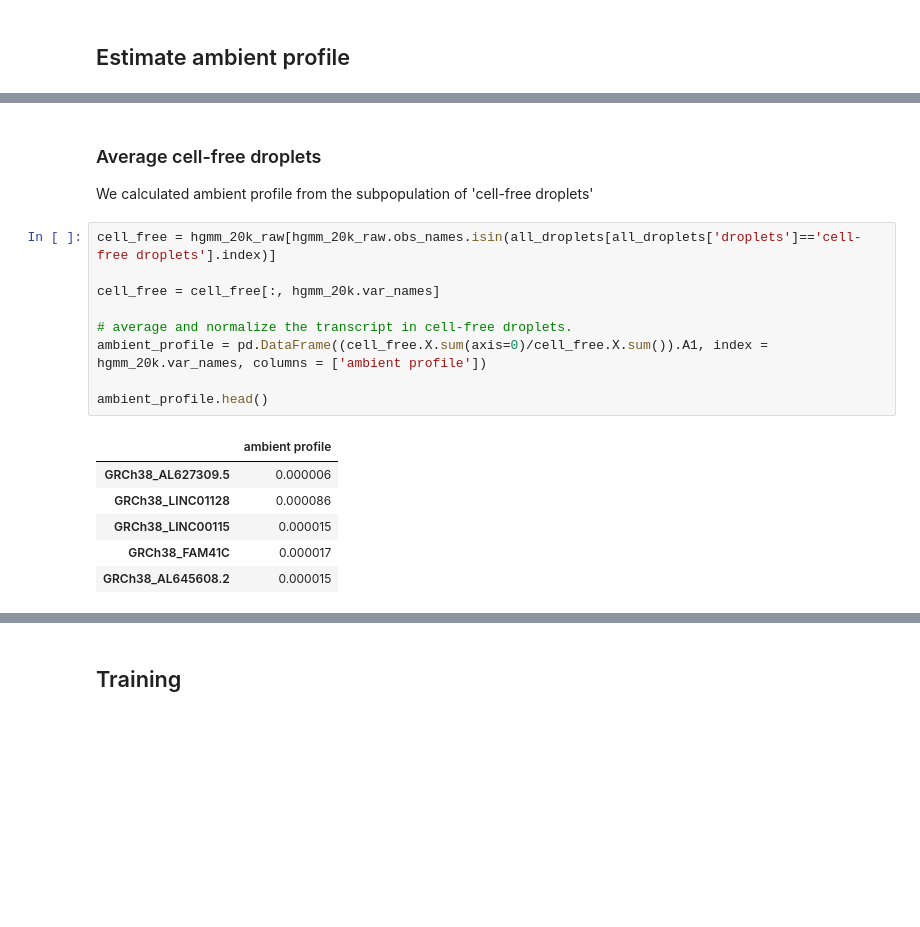
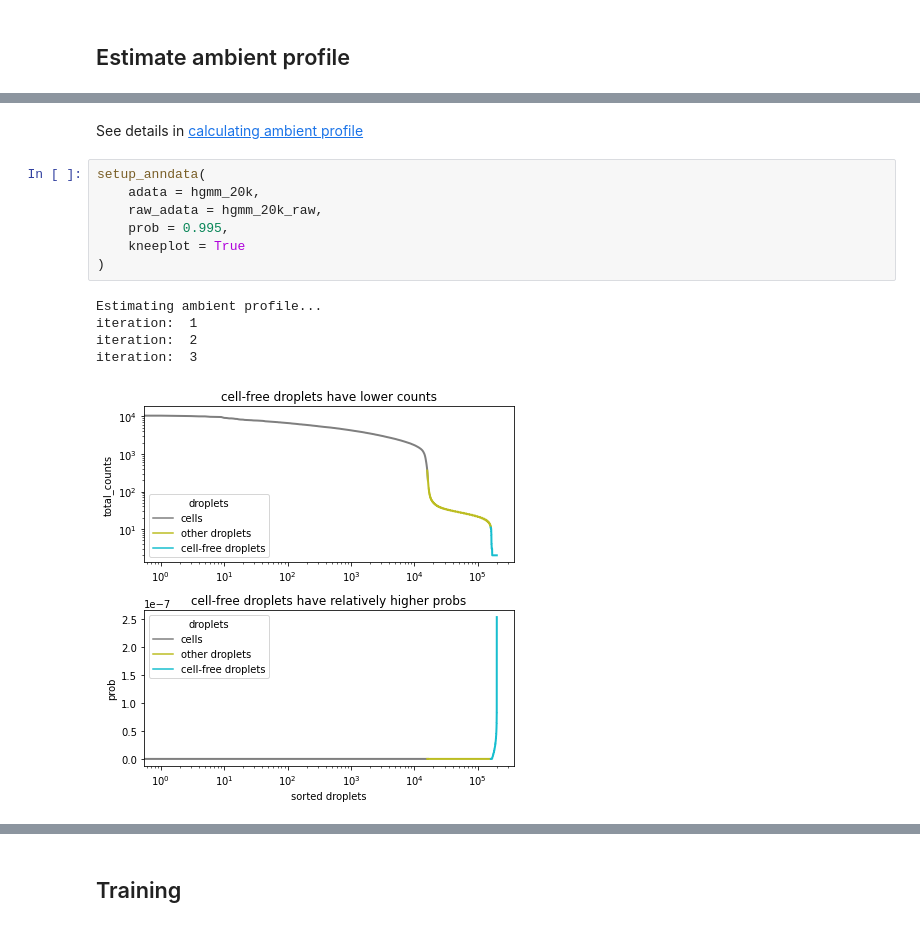
Before and after one commit to Novartis/scar, a Jupyter notebook: docs/tutorials/scAR_tutorial_mRNA_denoising.ipynb, the cells around one changed output, grey strips where cells are left out. Saved outputs shown, nothing was run; the diff lists cells and outputs as text; blank space fills up the shorter version.

Commit message:
perf: add a setup_anndata method (#54)
* perf: add a setup_anndata method

* fix(docs): downgrade protobuf to allow success when building docs

* chore(setup): refactor codes

```diff
--- a/docs/tutorials/scAR_tutorial_mRNA_denoising.ipynb
+++ b/docs/tutorials/scAR_tutorial_mRNA_denoising.ipynb
@@ -145,20 +99,15 @@ sns.despine(offset=10, trim=False);
-# %% [markdown]
-### Average cell-free droplets
-
-We calculated ambient profile from the subpopulation of 'cell-free droplets'
-# %%
-cell_free = hgmm_20k_raw[hgmm_20k_raw.obs_names.isin(all_droplets[all_droplets['droplets']=='cell-free droplets'].index)]
-
-cell_free = cell_free[:, hgmm_20k.var_names]
-
-# average and normalize the transcript in cell-free droplets.
-ambient_profile = pd.DataFrame((cell_free.X.sum(axis=0)/cell_free.X.sum()).A1, index = hgmm_20k.var_names, columns = ['ambient profile'])
-
-ambient_profile.head()
-# %% [output]
-|  | ambient profile |
-| GRCh38_AL627309.5 | 0.000006 |
-| GRCh38_LINC01128 | 0.000086 |
-| GRCh38_LINC00115 | 0.000015 |
-| GRCh38_FAM41C | 0.000017 |
-| GRCh38_AL645608.2 | 0.000015 |
+# %% [markdown]
+See details in [calculating ambient profile](https://scar-tutorials.readthedocs.io/en/latest/scAR_tutorial_ambient_profile.html)
+# %%
+setup_anndata(
+    adata = hgmm_20k,
+    raw_adata = hgmm_20k_raw,
+    prob = 0.995,
+    kneeplot = True
+)
+# %% [output]
+Estimating ambient profile...
+iteration:  1
+iteration:  2
+iteration:  3
+[figure, added]
```
Also changed, not shown: parts of 11 cells of this notebook, 14 other files.
